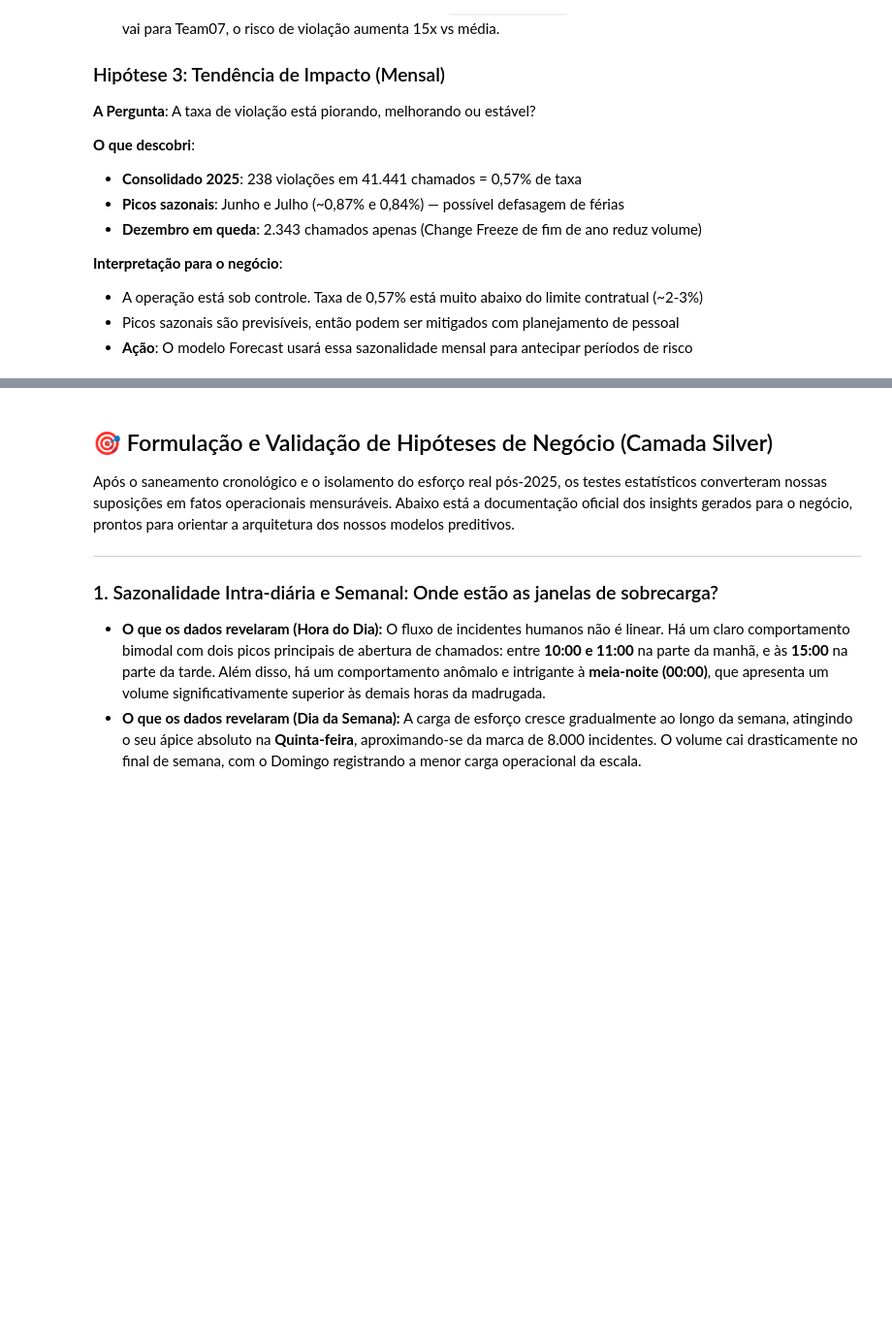
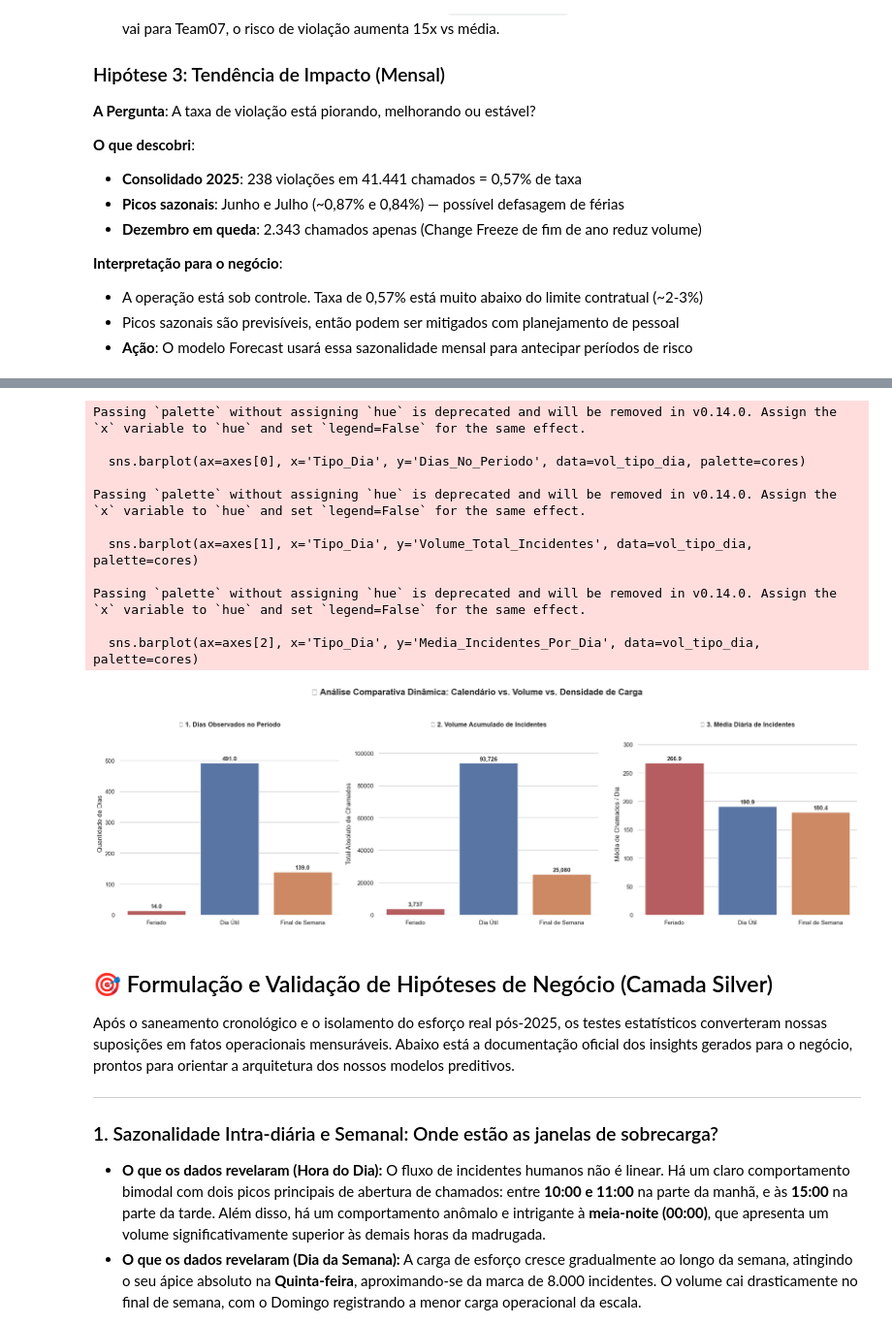
Before and after one commit to LucasBitte/aiops-locaweb-predictive-analytics, a Jupyter notebook: notebooks/02_exploratory_data_analysis_silver.ipynb, the cells around one changed output, grey strips where cells are left out. Shown at 97% size. Cells and saved outputs as stored; diff of their text form; code cells hidden in the pictures; blank space fills up the shorter version.

Commit message:
feat: finaliza 3 principais notebooks de modelagem e entrega camada gold

```diff
--- a/notebooks/02_exploratory_data_analysis_silver.ipynb
+++ b/notebooks/02_exploratory_data_analysis_silver.ipynb
@@ -730,3 +1165,81 @@ print("-" * 65)
+# %%
+import matplotlib.pyplot as plt
+import seaborn as sns
+
+# 1. Configurar o layout para 3 gráficos lado a lado
+sns.set_theme(style="whitegrid")
+fig, axes = plt.subplots(1, 3, figsize=(20, 6))
+
+# Mapeamento de cores fixas para garantir consistência visual entre os três plots
+cores_map = {'Dia Útil': '#4C72B0', 'Final de Semana': '#DD8452', 'Feriado': '#C44E52'}
+cores = [cores_map[tipo] for tipo in vol_tipo_dia['Tipo_Dia']]
+
+# ------------------------------------------------------------------------------
+# PLOT 1: Dias no Período (Representatividade do Calendário)
+# ------------------------------------------------------------------------------
+sns.barplot(ax=axes[0], x='Tipo_Dia', y='Dias_No_Periodo', data=vol_tipo_dia, palette=cores)
+axes[0].set_title('📅 1. Dias Observados no Período', fontsize=12, fontweight='bold', pad=10)
+axes[0].set_xlabel('')
+axes[0].set_ylabel('Quantidade de Dias')
+
+# ------------------------------------------------------------------------------
+# PLOT 2: Volume Total (Carga Absoluta de Trabalho)
+# ------------------------------------------------------------------------------
+sns.barplot(ax=axes[1], x='Tipo_Dia', y='Volume_Total_Incidentes', data=vol_tipo_dia, palette=cores)
+axes[1].set_title('📦 2. Volume Acumulado de Incidentes', fontsize=12, fontweight='bold', pad=10)
+axes[1].set_xlabel('')
+axes[1].set_ylabel('Total Absoluto de Chamados')
+
+# ------------------------------------------------------------------------------
+# PLOT 3: Média Diária (Pressão Operacional Real)
+# ------------------------------------------------------------------------------
+sns.barplot(ax=axes[2], x='Tipo_Dia', y='Media_Incidentes_Por_Dia', data=vol_tipo_dia, palette=cores)
+axes[2].set_title('🚀 3. Média Diária de Incidentes', fontsize=12, fontweight='bold', pad=10)
+axes[2].set_xlabel('')
+axes[2].set_ylabel('Média de Chamados / Dia')
+
+# ------------------------------------------------------------------------------
+# FORMATAÇÃO E DATA LABELS AUTOMÁTICOS
+# ------------------------------------------------------------------------------
+for ax in axes:
+    # Adiciona os números no topo de cada barra de forma limpa
+    for p in ax.patches:
+        valor = p.get_height()
+        # Se for o volume total, formata com separador de milhar. Se for média, deixa decimal.
+        texto_label = f"{valor:,.0f}" if valor > 1000 else f"{valor:.1f}"
+
+        ax.annotate(
+            texto_label,
+            (p.get_x() + p.get_width() / 2., valor),
+            ha='center', va='center',
+            xytext=(0, 8),
+            textcoords='offset points',
+            fontsize=11, fontweight='bold', color='#333333'
+        )
+
+    # Dá um ganho de 15% no topo do eixo Y para o texto não ficar colado na borda
+    ax.set_ylim(0, ax.get_ylim()[1] * 1.15)
+    sns.despine(ax=ax, left=True, bottom=True)
+
+# Título Geral do Dashboard Executivo
+plt.suptitle('📊 Análise Comparativa Dinâmica: Calendário vs. Volume vs. Densidade de Carga',
+             fontsize=16, fontweight='bold', y=1.05)
+
+plt.tight_layout()
+plt.show()
+# %% [output]
+Passing `palette` without assigning `hue` is deprecated and will be removed in v0.14.0. Assign the `x` variable to `hue` and set `legend=False` for the same effect.
+
+  sns.barplot(ax=axes[0], x='Tipo_Dia', y='Dias_No_Periodo', data=vol_tipo_dia, palette=cores)
+
+Passing `palette` without assigning `hue` is deprecated and will be removed in v0.14.0. Assign the `x` variable to `hue` and set `legend=False` for the same effect.
+
+  sns.barplot(ax=axes[1], x='Tipo_Dia', y='Volume_Total_Incidentes', data=vol_tipo_dia, palette=cores)
+
+Passing `palette` without assigning `hue` is deprecated and will be removed in v0.14.0. Assign the `x` variable to `hue` and set `legend=False` for the same effect.
+
+  sns.barplot(ax=axes[2], x='Tipo_Dia', y='Media_Incidentes_Por_Dia', data=vol_tipo_dia, palette=cores)
+[figure, added]
 # %% [markdown]
 ## 🎯 Formulação e Validação de Hipóteses de Negócio (Camada Silver)
 
```
Also changed, not shown: parts of 16 cells of this notebook, 14 other files.
